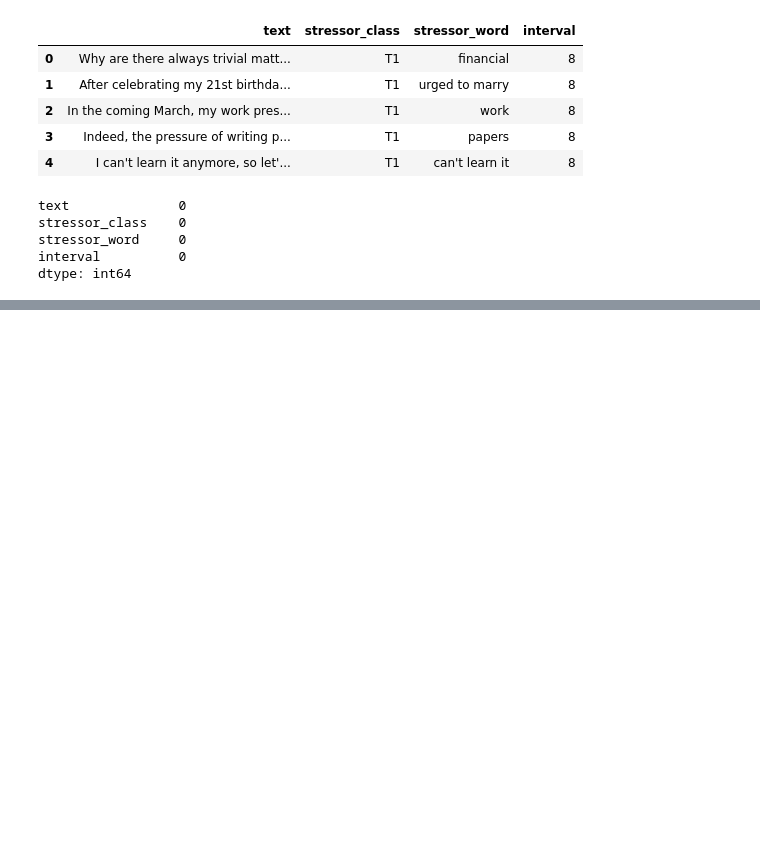
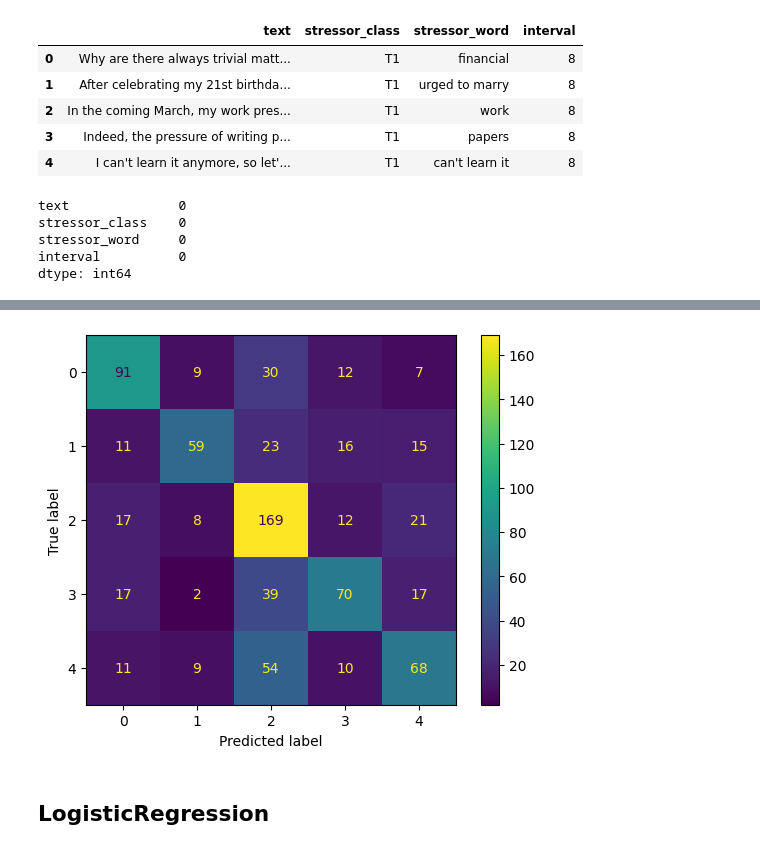
Before and after one commit to Jan-dai/ML, a Jupyter notebook: Mental_Health_Problem/MLearn.ipynb, the cells around one changed output, grey strips where cells are left out. Saved outputs shown, nothing was run; the diff lists cells and outputs as text; code cells hidden in the pictures; blank space fills up the shorter version.

```diff
--- a/Mental_Health_Problem/MLearn.ipynb
+++ b/Mental_Health_Problem/MLearn.ipynb
@@ -311,0 +258,7 @@ Name: count, Length: 109, dtype: int64
+# %%
+from sklearn.ensemble import RandomForestClassifier
+RF = RandomForestClassifier(class_weight="balanced")
+RF.fit(X_train_vectorized, y_train)
+y_pred = RF.predict(X_test_vectorized)
+print(RF.score(X_test_vectorized,y_test))
+print(classification_report(y_test, y_pred))
@@ -311,0 +278,9 @@ Name: count, Length: 109, dtype: int64
+# %%
+from sklearn.metrics import ConfusionMatrixDisplay
+ConfusionMatrixDisplay.from_estimator(RF, X_test_vectorized, y_test)
+plt.show()
+# %% [output]
+[figure, added]
+# %% [markdown]
+LogisticRegression
+---
```
Also changed, not shown: parts of 46 cells of this notebook.
